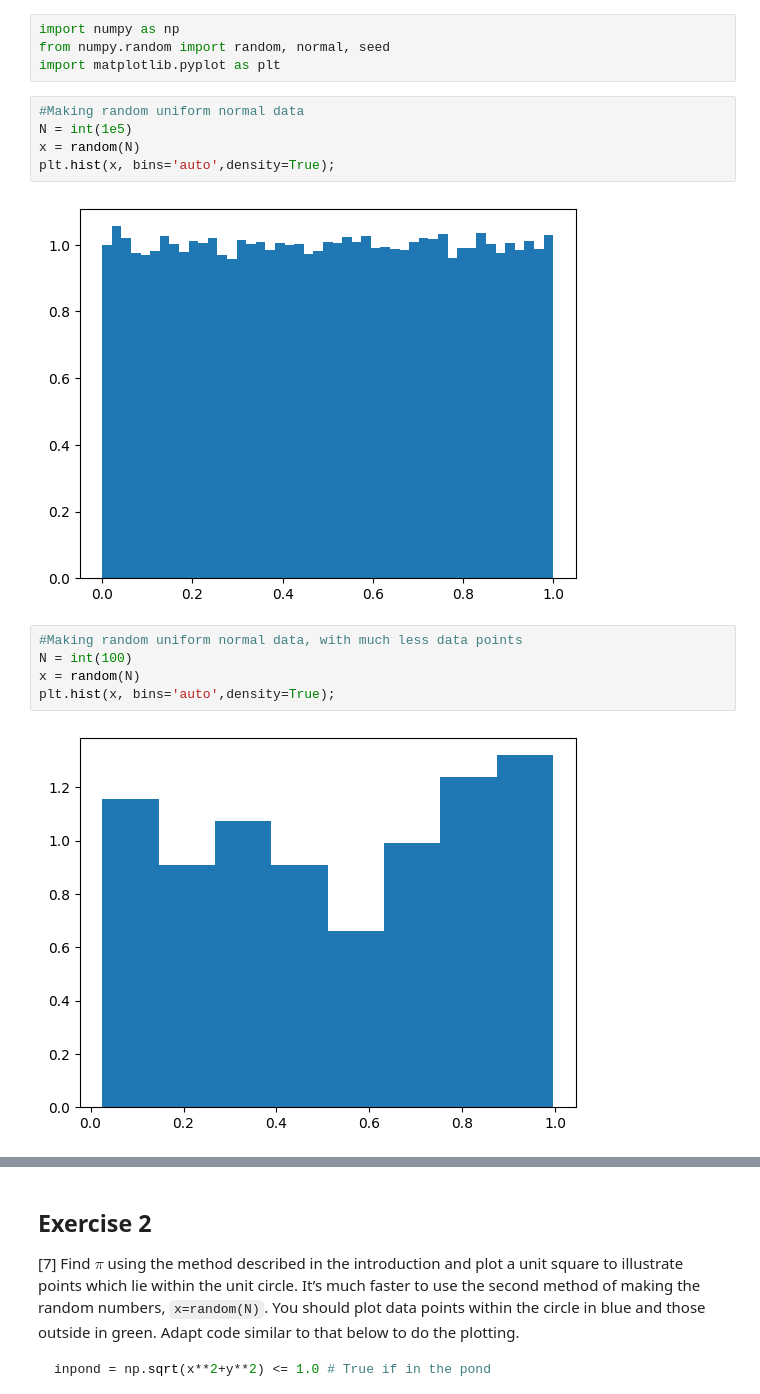
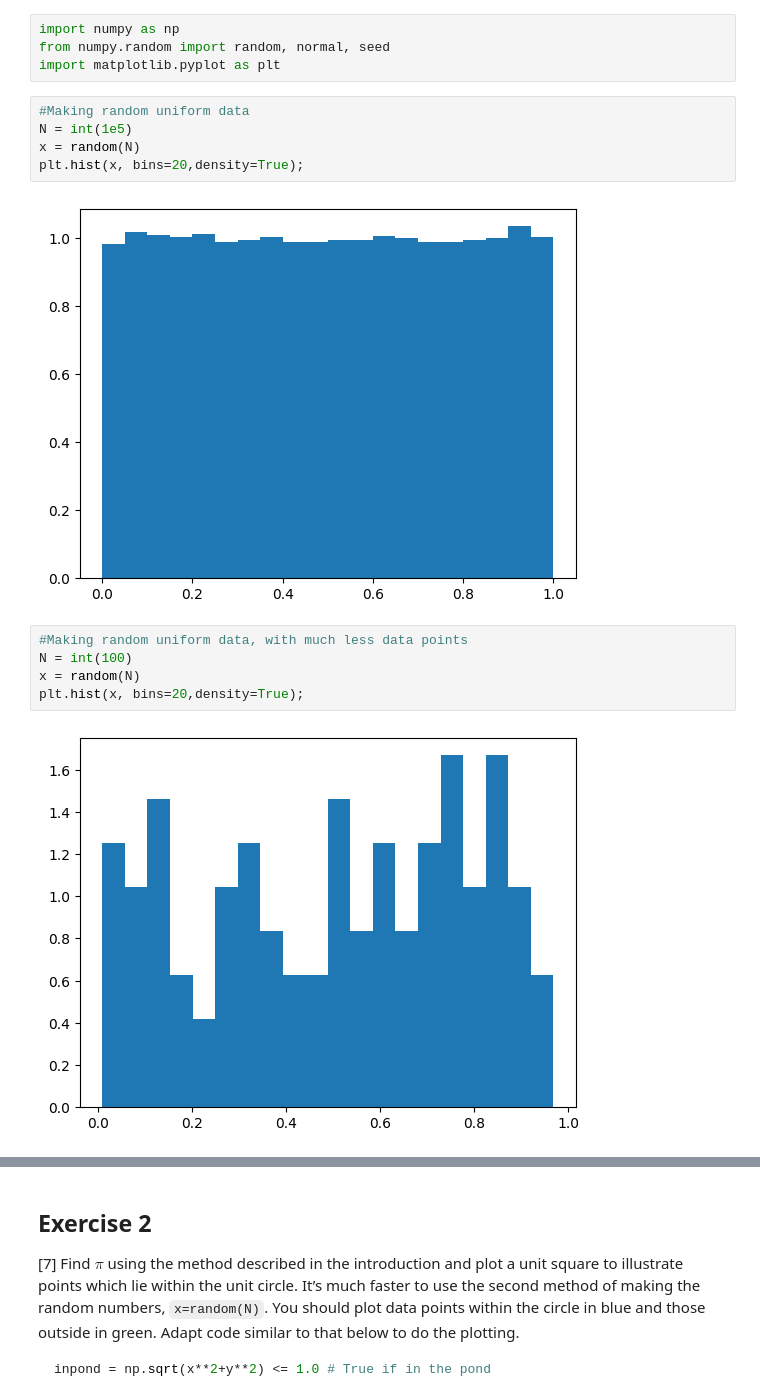
Before and after one commit to PX2145-2025/week-6-b-lowri-nicholls, a Jupyter notebook: Monte_Carlo.ipynb, the cells around one changed output, grey strips where cells are left out. Cells and saved outputs as stored; diff of their text form.

```diff
--- a/Monte_Carlo.ipynb
+++ b/Monte_Carlo.ipynb
@@ -187,16 +187,16 @@ import numpy as np
 from numpy.random import random, normal, seed
 import matplotlib.pyplot as plt
 # %%
-#Making random uniform normal data
+#Making random uniform data
 N = int(1e5)
 x = random(N)
-plt.hist(x, bins='auto',density=True);
+plt.hist(x, bins=20,density=True);
 # %% [output]
-[figure, old version]
+[figure, new version]
 # %%
-#Making random uniform normal data, with much less data points
+#Making random uniform data, with much less data points
 N = int(100)
 x = random(N)
-plt.hist(x, bins='auto',density=True);
+plt.hist(x, bins=20,density=True);
 # %% [output]
-[figure, old version]
+[figure, new version]
```
Also changed, not shown: parts of 17 cells of this notebook.
